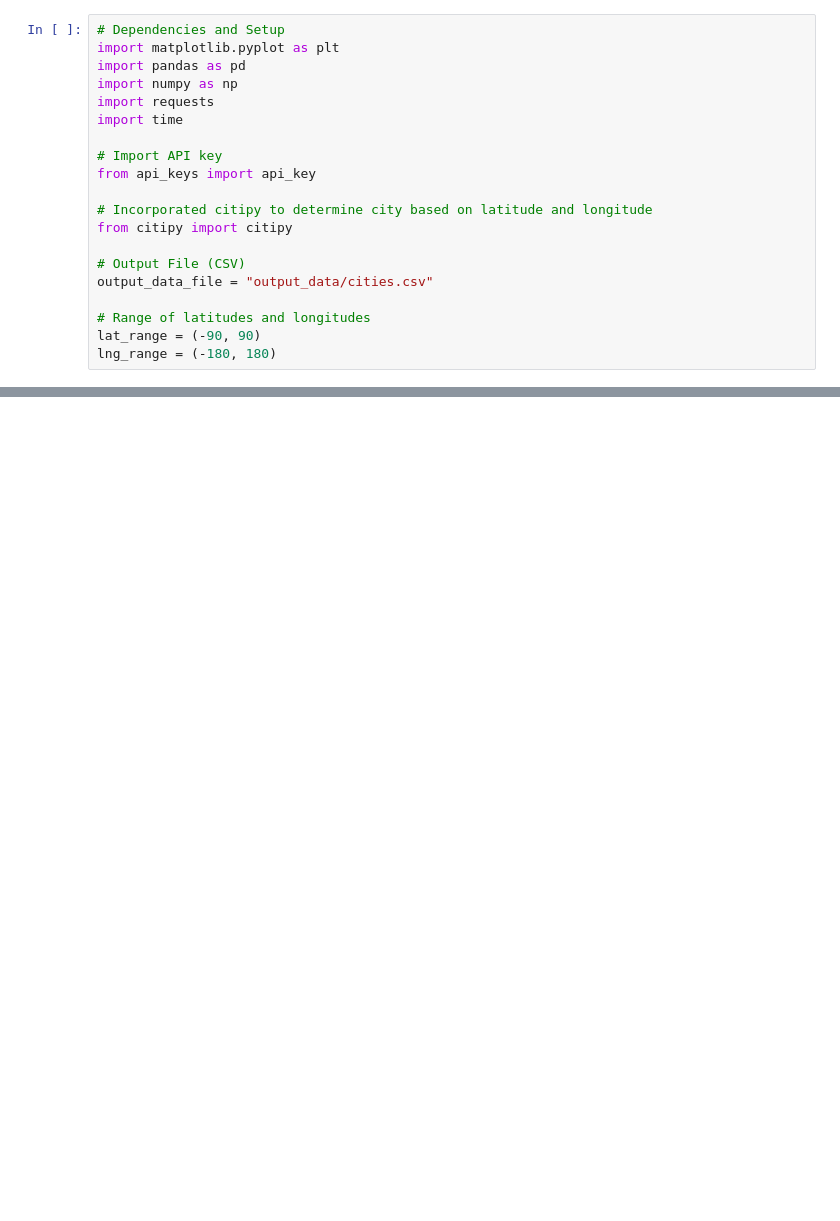
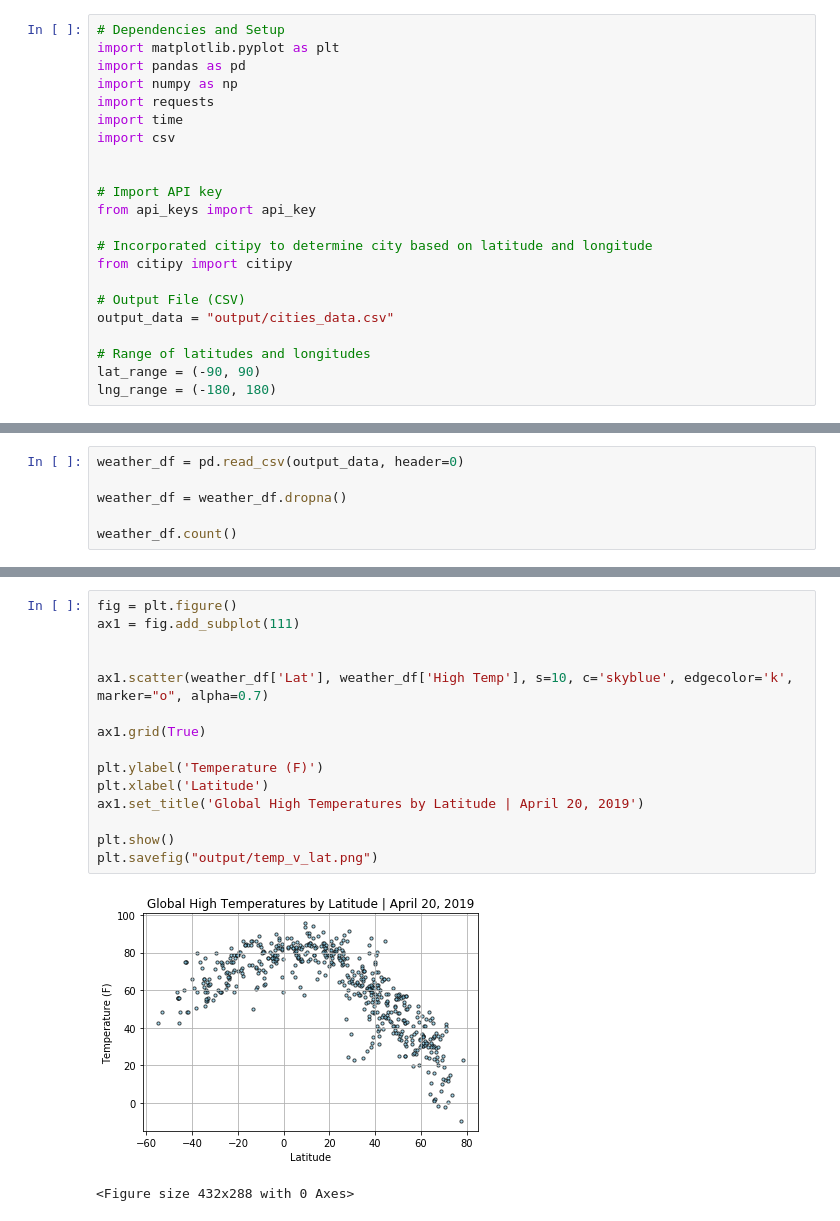
Before and after one commit to HeyMikeMarshall/WeatherPy, a Jupyter notebook: main.ipynb, the cells around one changed output, grey strips where cells are left out. Saved outputs shown, nothing was run; the diff lists cells and outputs as text; blank space fills up the shorter version.

```diff
--- a/main.ipynb
+++ b/main.ipynb
@@ -5,6 +14,8 @@ import pandas as pd
 import numpy as np
 import requests
 import time
+import csv
+
 
 # Import API key
 from api_keys import api_key
@@ -13,7 +24,7 @@ from api_keys import api_key
 from citipy import citipy
 
 # Output File (CSV)
-output_data_file = "output_data/cities.csv"
+output_data = "output/cities_data.csv"
 
 # Range of latitudes and longitudes
 lat_range = (-90, 90)
@@ -22,0 +119,6 @@ ModuleNotFoundError: No module named 'api_keys'
+# %%
+weather_df = pd.read_csv(output_data, header=0)
+
+weather_df = weather_df.dropna()
+
+weather_df.count()
@@ -22,0 +145,18 @@ ModuleNotFoundError: No module named 'api_keys'
+# %%
+fig = plt.figure()
+ax1 = fig.add_subplot(111)
+
+
+ax1.scatter(weather_df['Lat'], weather_df['High Temp'], s=10, c='skyblue', edgecolor='k', marker="o", alpha=0.7)
+
+ax1.grid(True)
+
+plt.ylabel('Temperature (F)')
+plt.xlabel('Latitude')
+ax1.set_title('Global High Temperatures by Latitude | April 20, 2019')
+
+plt.show()
+plt.savefig("output/temp_v_lat.png")
+# %% [output]
+[figure, added]
+<Figure size 432x288 with 0 Axes>
```
Also changed, not shown: parts of 9 cells of this notebook, 9 other files.
